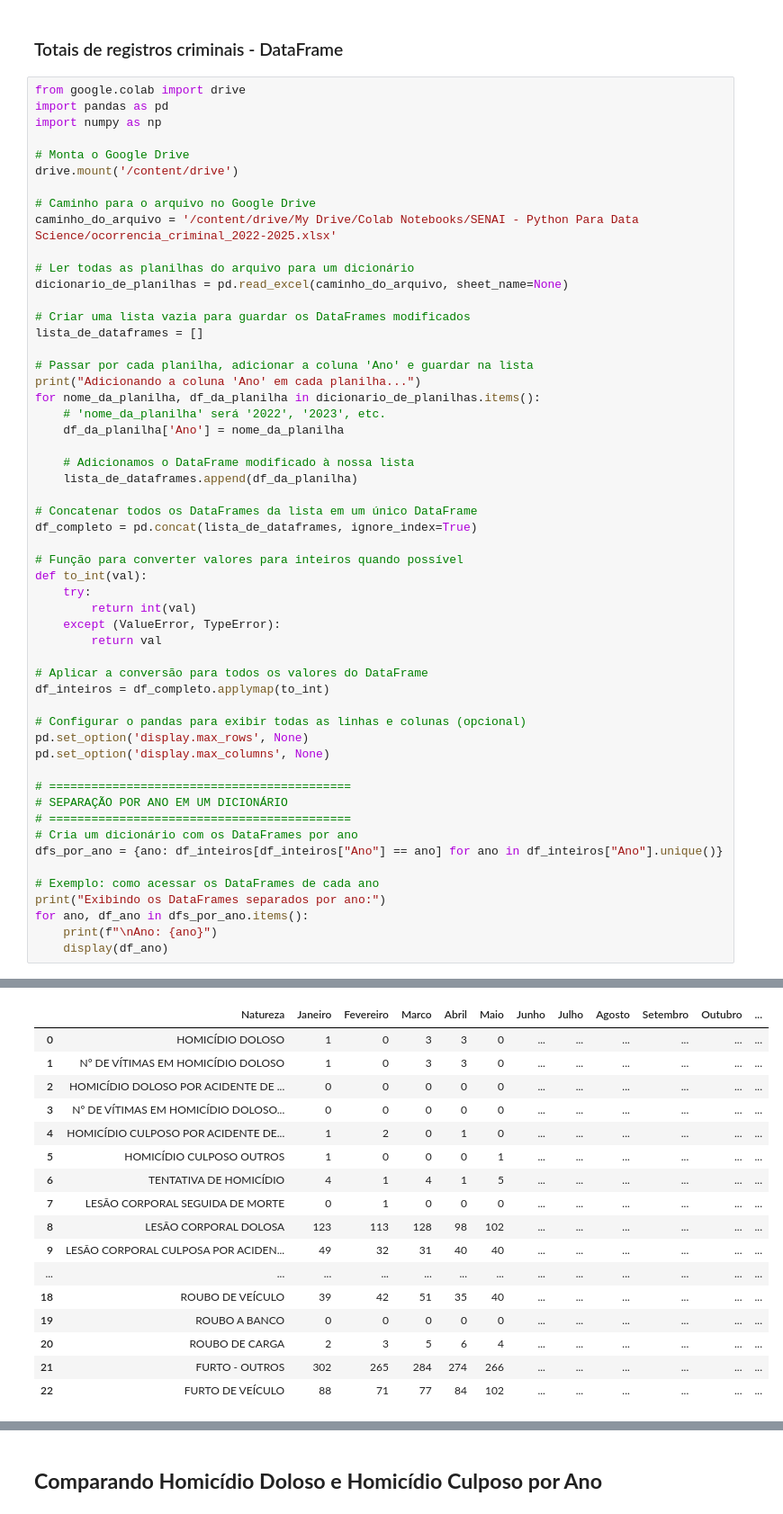
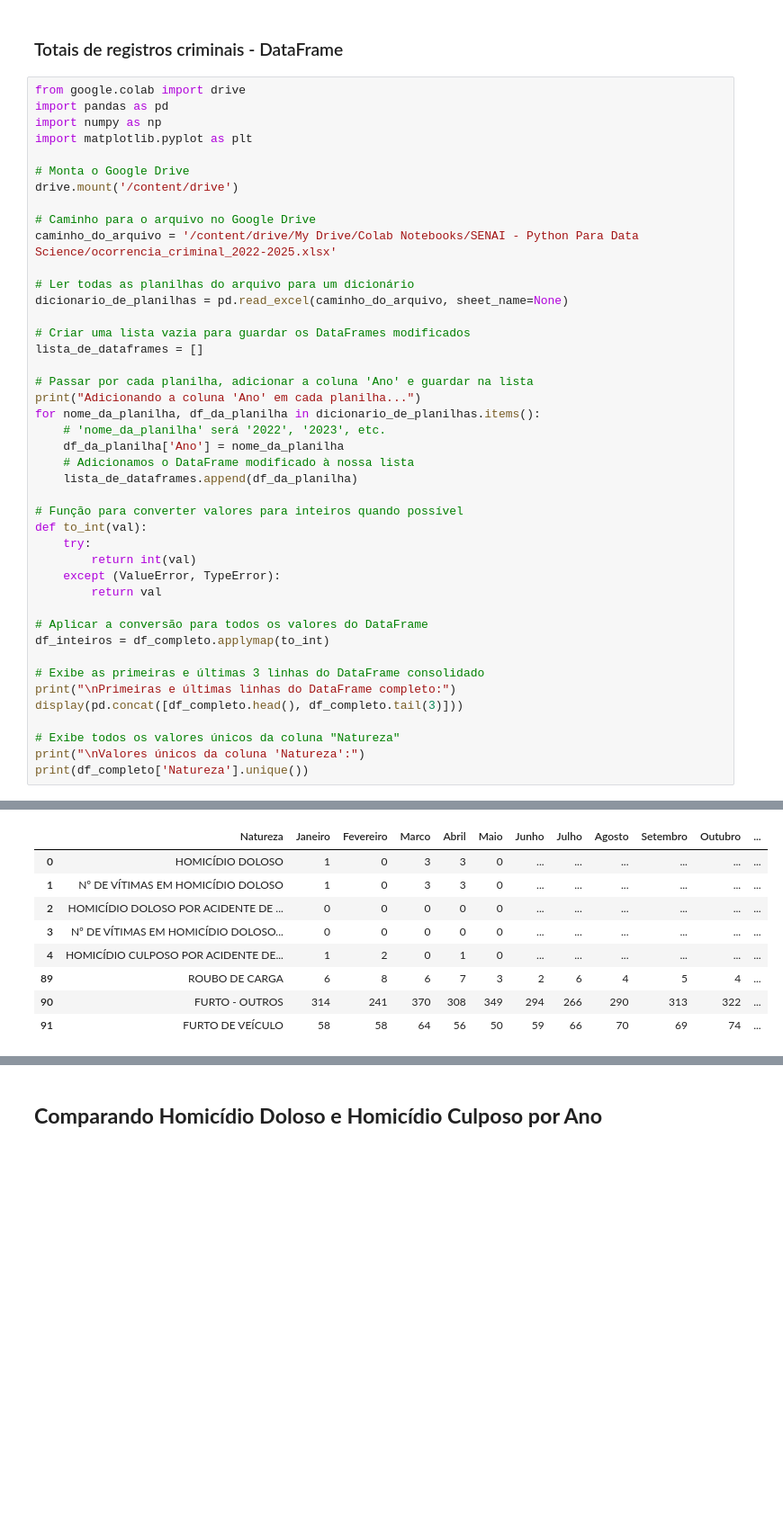
Before and after one commit to rodzhttp/Analise-Crimes-de-Diadema, a Jupyter notebook: Analises_de_Crimes_de_DIADEMA.ipynb, the cells around one changed output, grey strips where cells are left out. Shown: that part at 90% size. Cells and saved outputs as stored; diff of their text form; blank space fills up the shorter version.

```diff
--- a/Analises_de_Crimes_de_DIADEMA.ipynb
+++ b/Analises_de_Crimes_de_DIADEMA.ipynb
@@ -9,6 +9,7 @@
 from google.colab import drive
 import pandas as pd
 import numpy as np
+import matplotlib.pyplot as plt
 
 # Monta o Google Drive
 drive.mount('/content/drive')
@@ -27,12 +28,8 @@ print("Adicionando a coluna 'Ano' em cada planilha...")
 for nome_da_planilha, df_da_planilha in dicionario_de_planilhas.items():
     # 'nome_da_planilha' será '2022', '2023', etc.
     df_da_planilha['Ano'] = nome_da_planilha
-
     # Adicionamos o DataFrame modificado à nossa lista
     lista_de_dataframes.append(df_da_planilha)
-
-# Concatenar todos os DataFrames da lista em um único DataFrame
-df_completo = pd.concat(lista_de_dataframes, ignore_index=True)
 
 # Função para converter valores para inteiros quando possível
 def to_int(val):
@@ -44,21 +41,13 @@ def to_int(val):
 # Aplicar a conversão para todos os valores do DataFrame
 df_inteiros = df_completo.applymap(to_int)
 
-# Configurar o pandas para exibir todas as linhas e colunas (opcional)
-pd.set_option('display.max_rows', None)
-pd.set_option('display.max_columns', None)
+# Exibe as primeiras e últimas 3 linhas do DataFrame consolidado
+print("\nPrimeiras e últimas linhas do DataFrame completo:")
+display(pd.concat([df_completo.head(), df_completo.tail(3)]))
 
-# ===========================================
-# SEPARAÇÃO POR ANO EM UM DICIONÁRIO
-# ===========================================
-# Cria um dicionário com os DataFrames por ano
-dfs_por_ano = {ano: df_inteiros[df_inteiros["Ano"] == ano] for ano in df_inteiros["Ano"].unique()}
-
-# Exemplo: como acessar os DataFrames de cada ano
-print("Exibindo os DataFrames separados por ano:")
-for ano, df_ano in dfs_por_ano.items():
-    print(f"\nAno: {ano}")
-    display(df_ano)
+# Exibe todos os valores únicos da coluna "Natureza"
+print("\nValores únicos da coluna 'Natureza':")
+print(df_completo['Natureza'].unique())
 # %% [output]
 Drive already mounted at /content/drive; to attempt to forcibly remount, call drive.mount("/content/drive", force_remount=True).
 Adicionando a coluna 'Ano' em cada planilha...
@@ -68,17 +56,9 @@ Ano: 2025
 |  | Natureza | Janeiro | Fevereiro | Marco | Abril | Maio | Junho | Julho | Agosto | Setembro | Outubro | ... |
 | 0 | HOMICÍDIO DOLOSO | 1 | 0 | 3 | 3 | 0 | ... | ... | ... | ... | ... | ... |
 | 1 | Nº DE VÍTIMAS EM HOMICÍDIO DOLOSO | 1 | 0 | 3 | 3 | 0 | ... | ... | ... | ... | ... | ... |
 | 2 | HOMICÍDIO DOLOSO POR ACIDENTE DE ... | 0 | 0 | 0 | 0 | 0 | ... | ... | ... | ... | ... | ... |
 | 3 | Nº DE VÍTIMAS EM HOMICÍDIO DOLOSO... | 0 | 0 | 0 | 0 | 0 | ... | ... | ... | ... | ... | ... |
 | 4 | HOMICÍDIO CULPOSO POR ACIDENTE DE... | 1 | 2 | 0 | 1 | 0 | ... | ... | ... | ... | ... | ... |
-| 5 | HOMICÍDIO CULPOSO OUTROS | 1 | 0 | 0 | 0 | 1 | ... | ... | ... | ... | ... | ... |
-| 6 | TENTATIVA DE HOMICÍDIO | 4 | 1 | 4 | 1 | 5 | ... | ... | ... | ... | ... | ... |
-| 7 | LESÃO CORPORAL SEGUIDA DE MORTE | 0 | 1 | 0 | 0 | 0 | ... | ... | ... | ... | ... | ... |
-| 8 | LESÃO CORPORAL DOLOSA | 123 | 113 | 128 | 98 | 102 | ... | ... | ... | ... | ... | ... |
-| 9 | LESÃO CORPORAL CULPOSA POR ACIDEN... | 49 | 32 | 31 | 40 | 40 | ... | ... | ... | ... | ... | ... |
-| ... | ... | ... | ... | ... | ... | ... | ... | ... | ... | ... | ... | ... |
-| 18 | ROUBO DE VEÍCULO | 39 | 42 | 51 | 35 | 40 | ... | ... | ... | ... | ... | ... |
-| 19 | ROUBO A BANCO | 0 | 0 | 0 | 0 | 0 | ... | ... | ... | ... | ... | ... |
-| 20 | ROUBO DE CARGA | 2 | 3 | 5 | 6 | 4 | ... | ... | ... | ... | ... | ... |
-| 21 | FURTO - OUTROS | 302 | 265 | 284 | 274 | 266 | ... | ... | ... | ... | ... | ... |
-| 22 | FURTO DE VEÍCULO | 88 | 71 | 77 | 84 | 102 | ... | ... | ... | ... | ... | ... |
+| 89 | ROUBO DE CARGA | 6 | 8 | 6 | 7 | 3 | 2 | 6 | 4 | 5 | 4 | ... |
+| 90 | FURTO - OUTROS | 314 | 241 | 370 | 308 | 349 | 294 | 266 | 290 | 313 | 322 | ... |
+| 91 | FURTO DE VEÍCULO | 58 | 58 | 64 | 56 | 50 | 59 | 66 | 70 | 69 | 74 | ... |
```
Also changed, not shown: parts of 5 cells of this notebook.
